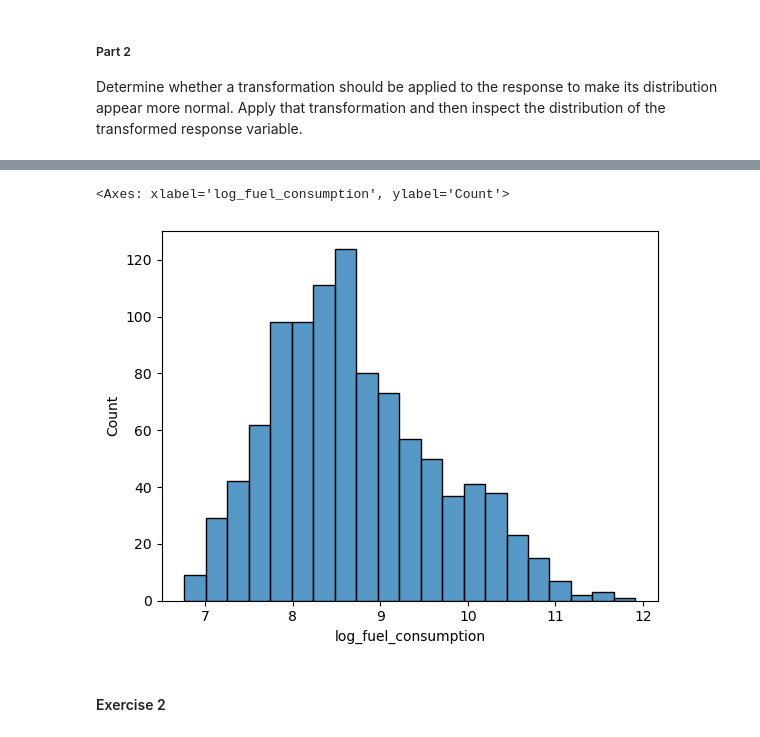
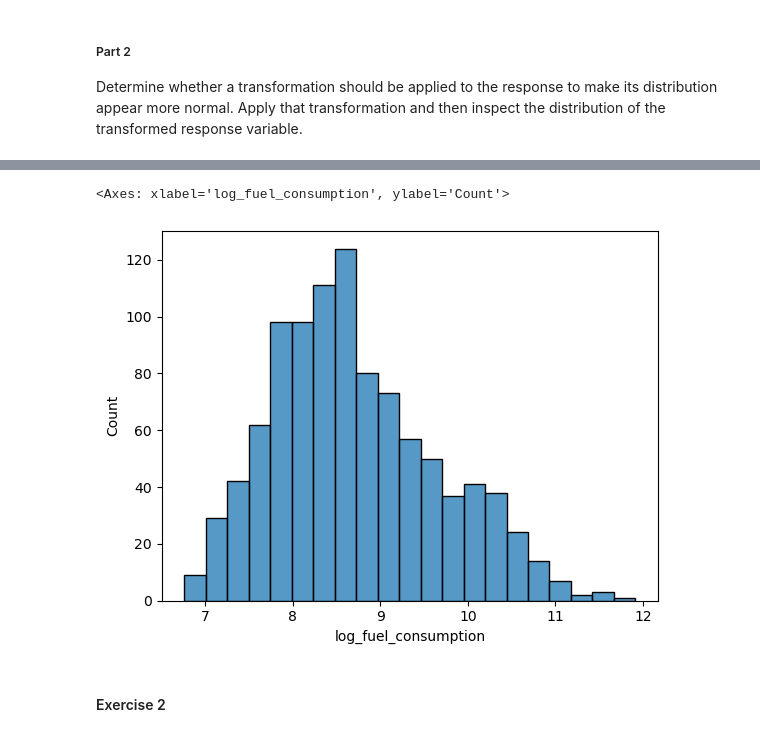
Before and after one commit to aishanur11/tstat280-aisha, a Jupyter notebook: 07_regression/07_exercises.ipynb, the cells around one changed output, grey strips where cells are left out. Saved outputs shown, nothing was run; the diff lists cells and outputs as text; code cells hidden in the pictures.

```diff
--- a/07_regression/07_exercises.ipynb
+++ b/07_regression/07_exercises.ipynb
@@ -29,10 +29,10 @@ The distribution is normalized right skewed ranging from 6.5 to 12 highest count
 # %%
-df["log_fuel_consumption"] = np.log(df["fuel_consumption"])
+df["log_fuel_consumption"] = np.log(df["fuel_consumption"]+1)
 
 sns.histplot(data=df, x="log_fuel_consumption")
 # %% [output]
 <Axes: xlabel='log_fuel_consumption', ylabel='Count'>
-[figure, old version]
+[figure, new version]
 # %% [markdown]
 #### Exercise 2
 # %% [markdown]
```
Also changed, not shown: parts of 28 cells of this notebook.
